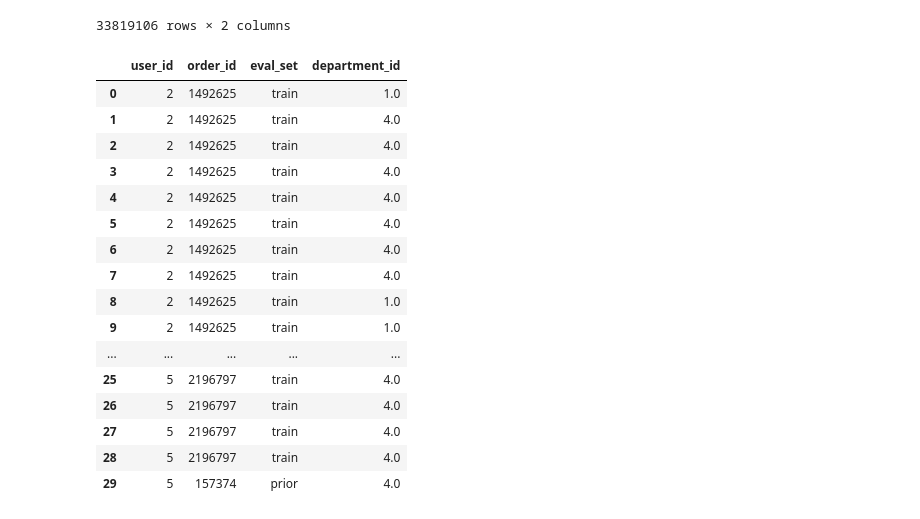
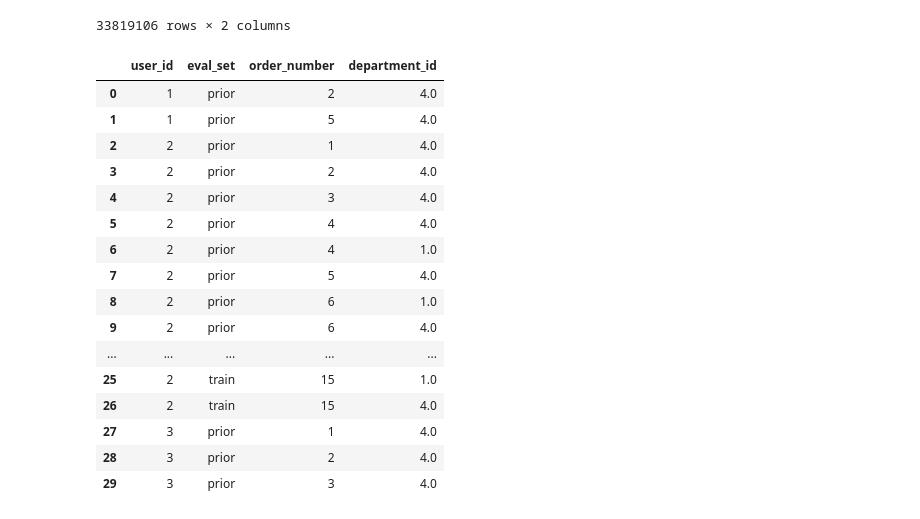
Before and after one commit to Chemmic/DataScience, a Jupyter notebook: data_science_project.ipynb, the cells around one changed output. Cells and saved outputs as stored; diff of their text form; code cells hidden in the pictures.

```diff
--- a/data_science_project.ipynb
+++ b/data_science_project.ipynb
@@ -120,9 +120,9 @@ Departments:
 | 0 | 1 | frozen |
 # %%
 # Sort so latest orders are first per user
-df_sorted = df_orders.sort_values(['user_id', 'order_number'], ascending=[True, False])
-
-latest_two_per_user = df_sorted.groupby('user_id').head(2).reset_index(drop=True)
-latest_two_per_user.head(10)
+df_sorted = df_orders.sort_values(['user_id', 'order_number'], ascending=[True, True])
+df_sorted.head(30)
+#latest_two_per_user = df_sorted.groupby('user_id').head(2).reset_index(drop=True)
+#latest_two_per_user.head(10)
 # %% [output]
 |  | order_id | user_id | eval_set | order_number | order_dow | order_hour_of_day | days_since_prior_order |
@@ -139,6 +145,6 @@ latest_two_per_user.head(10)
 # %%
-latest_two_per_user_small = latest_two_per_user[["user_id", "order_id", "eval_set", "order_number"]]
-latest_two_per_user_small
+df_sorted = df_sorted[["user_id", "order_id", "eval_set", "order_number"]]
+
 
 df_all_small = df_all[["product_id", "order_id"]]
 df_all_small
@@ -157,30 +163,31 @@ df_all_small
 | 1384616 | 4724 | 3421070 |
 33819106 rows × 2 columns
 # %%
-orders_merged = pd.merge(latest_two_per_user_small, df_all_small, on="order_id",how="left")
+orders_merged = pd.merge(df_sorted, df_all_small, on="order_id",how="left")
 orders_merged.head(30)
 
-department_resolved = pd.merge(orders_merged[["user_id", "order_id","product_id","eval_set"]],df_products[["department_id", "product_id"]], on="product_id", how="left")
+department_resolved = pd.merge(orders_merged[["user_id","product_id","eval_set","order_number"]],df_products[["department_id", "product_id"]], on="product_id", how="left")
 
 department_resolved.drop(labels=["product_id"], inplace=True, axis=1)
 department_resolved = department_resolved[department_resolved["department_id"].between(1,5)]
 department_resolved = department_resolved.reset_index(drop=1)
+department_resolved = department_resolved.sort_values(['user_id', 'order_number'], ascending=[True, True]).drop_duplicates().reset_index(drop=True)
 department_resolved.head(30)
 # %% [output]
-|  | user_id | order_id | eval_set | department_id |
-| 0 | 2 | 1492625 | train | 1.0 |
-| 1 | 2 | 1492625 | train | 4.0 |
-| 2 | 2 | 1492625 | train | 4.0 |
-| 3 | 2 | 1492625 | train | 4.0 |
-| 4 | 2 | 1492625 | train | 4.0 |
-| 5 | 2 | 1492625 | train | 4.0 |
-| 6 | 2 | 1492625 | train | 4.0 |
-| 7 | 2 | 1492625 | train | 4.0 |
-| 8 | 2 | 1492625 | train | 1.0 |
-| 9 | 2 | 1492625 | train | 1.0 |
+|  | user_id | eval_set | order_number | department_id |
+| 0 | 1 | prior | 2 | 4.0 |
+| 1 | 1 | prior | 5 | 4.0 |
+| 2 | 2 | prior | 1 | 4.0 |
+| 3 | 2 | prior | 2 | 4.0 |
+| 4 | 2 | prior | 3 | 4.0 |
+| 5 | 2 | prior | 4 | 4.0 |
+| 6 | 2 | prior | 4 | 1.0 |
+| 7 | 2 | prior | 5 | 4.0 |
+| 8 | 2 | prior | 6 | 1.0 |
+| 9 | 2 | prior | 6 | 4.0 |
 | ... | ... | ... | ... | ... |
-| 25 | 5 | 2196797 | train | 4.0 |
-| 26 | 5 | 2196797 | train | 4.0 |
-| 27 | 5 | 2196797 | train | 4.0 |
-| 28 | 5 | 2196797 | train | 4.0 |
-| 29 | 5 | 157374 | prior | 4.0 |
+| 25 | 2 | train | 15 | 1.0 |
+| 26 | 2 | train | 15 | 4.0 |
+| 27 | 3 | prior | 1 | 4.0 |
+| 28 | 3 | prior | 2 | 4.0 |
+| 29 | 3 | prior | 3 | 4.0 |
```
Also changed, not shown: parts of 14 cells of this notebook.
